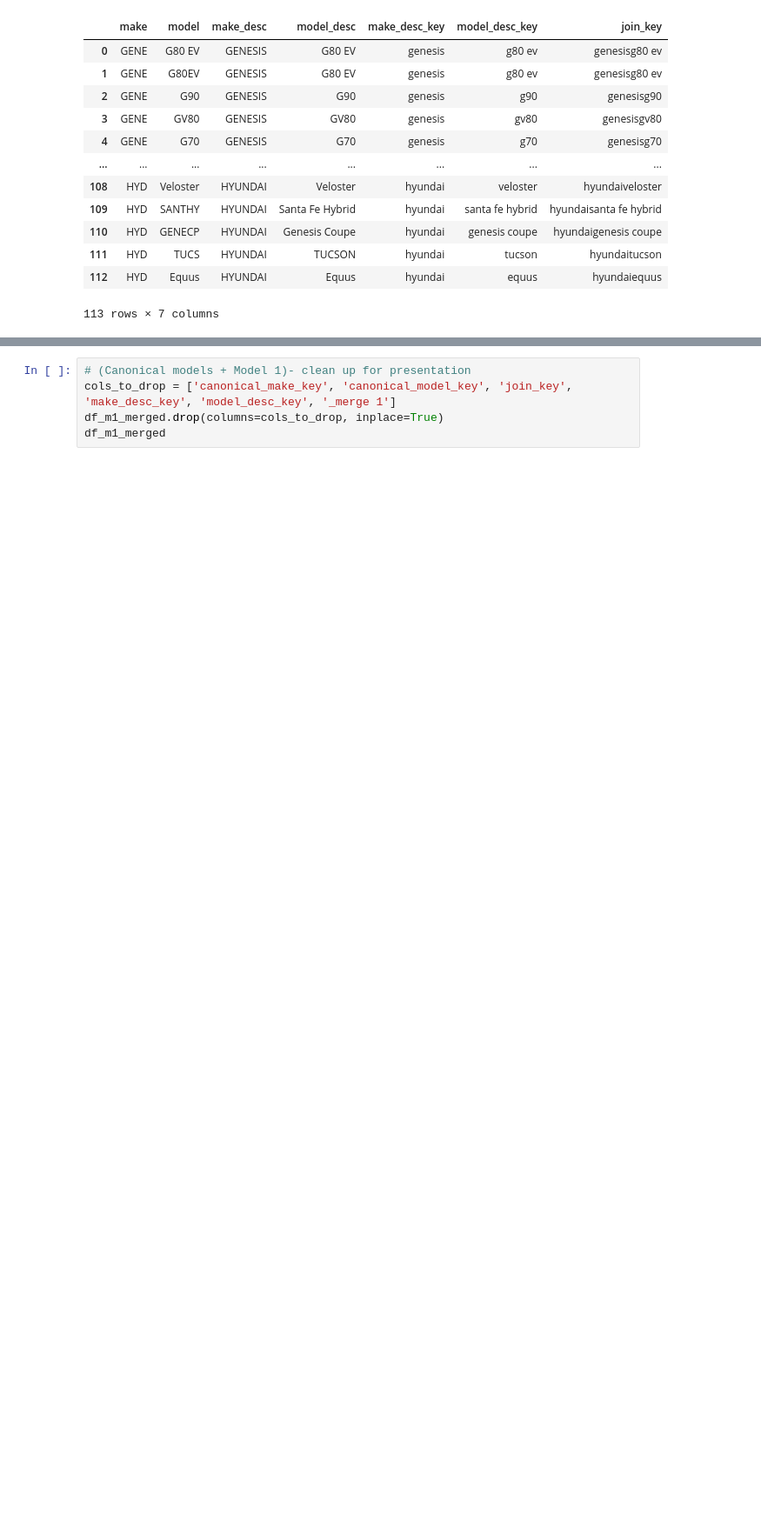
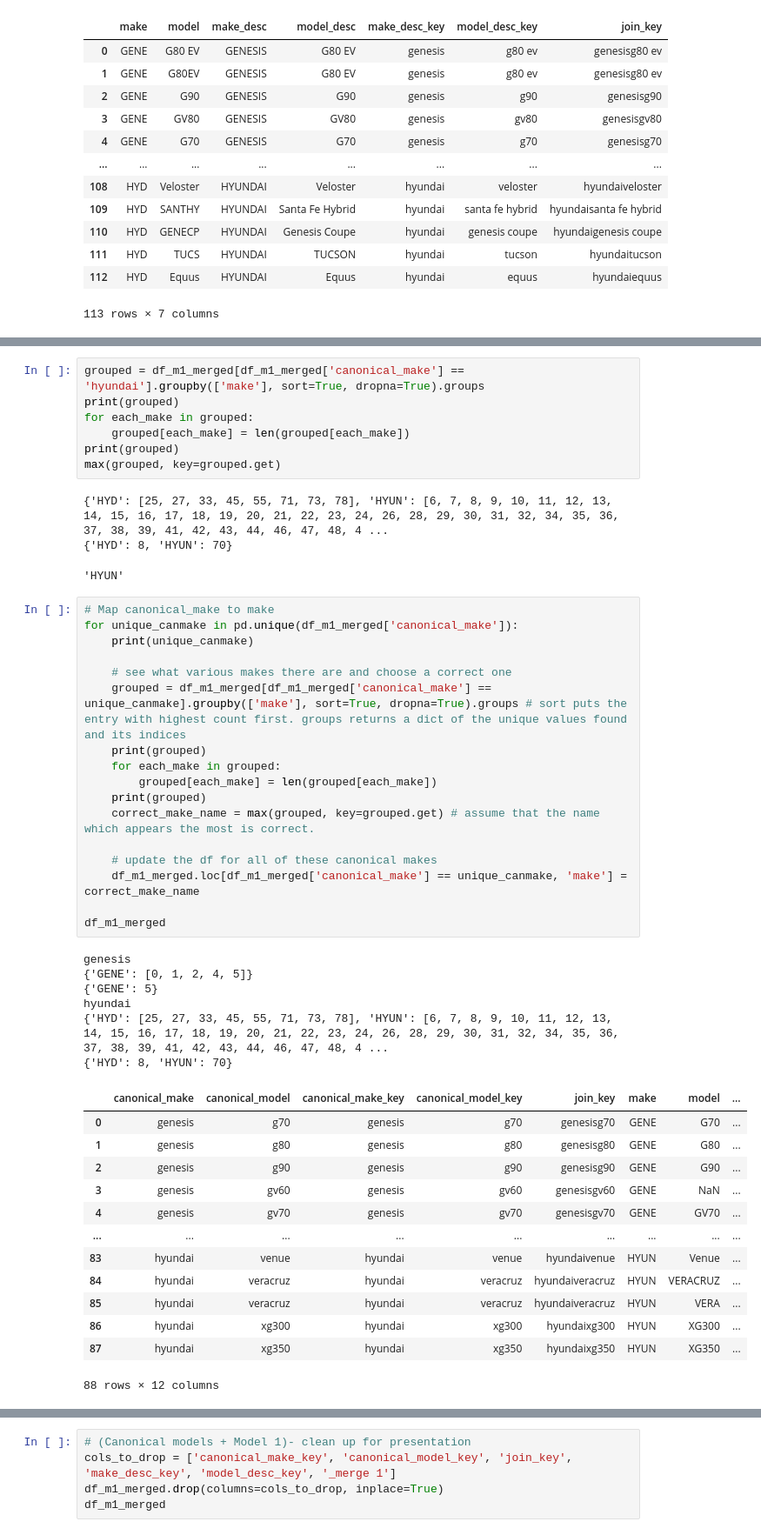
Before and after one commit to RaphaelTeo/Telepathy-Q1, a Jupyter notebook: main.ipynb, the cells around one changed output, grey strips where cells are left out. Shown at 87% size. Cells and saved outputs as stored; diff of their text form; blank space fills up the shorter version.

```diff
--- a/main.ipynb
+++ b/main.ipynb
@@ -60,0 +166,48 @@ df_m1_keyed
+# %%
+grouped = df_m1_merged[df_m1_merged['canonical_make'] == 'hyundai'].groupby(['make'], sort=True, dropna=True).groups
+print(grouped)
+for each_make in grouped:
+    grouped[each_make] = len(grouped[each_make])
+print(grouped)
+max(grouped, key=grouped.get)
+# %% [output]
+{'HYD': [25, 27, 33, 45, 55, 71, 73, 78], 'HYUN': [6, 7, 8, 9, 10, 11, 12, 13, 14, 15, 16, 17, 18, 19, 20, 21, 22, 23, 24, 26, 28, 29, 30, 31, 32, 34, 35, 36, 37, 38, 39, 41, 42, 43, 44, 46, 47, 48, 4 ...
+{'HYD': 8, 'HYUN': 70}
+'HYUN'
+# %%
+# Map canonical_make to make
+for unique_canmake in pd.unique(df_m1_merged['canonical_make']):
+    print(unique_canmake)
+
+    # see what various makes there are and choose a correct one
+    grouped = df_m1_merged[df_m1_merged['canonical_make'] == unique_canmake].groupby(['make'], sort=True, dropna=True).groups # sort puts the entry with highest count first. groups returns a dict of the unique values found and its indices
+    print(grouped)
+    for each_make in grouped:
+        grouped[each_make] = len(grouped[each_make])
+    print(grouped)
+    correct_make_name = max(grouped, key=grouped.get) # assume that the name which appears the most is correct.
+
+    # update the df for all of these canonical makes
+    df_m1_merged.loc[df_m1_merged['canonical_make'] == unique_canmake, 'make'] = correct_make_name
+
+df_m1_merged
+# %% [output]
+genesis
+{'GENE': [0, 1, 2, 4, 5]}
+{'GENE': 5}
+hyundai
+{'HYD': [25, 27, 33, 45, 55, 71, 73, 78], 'HYUN': [6, 7, 8, 9, 10, 11, 12, 13, 14, 15, 16, 17, 18, 19, 20, 21, 22, 23, 24, 26, 28, 29, 30, 31, 32, 34, 35, 36, 37, 38, 39, 41, 42, 43, 44, 46, 47, 48, 4 ...
+{'HYD': 8, 'HYUN': 70}
+|  | canonical_make | canonical_model | canonical_make_key | canonical_model_key | join_key | make | model | ... |
+| 0 | genesis | g70 | genesis | g70 | genesisg70 | GENE | G70 | ... |
+| 1 | genesis | g80 | genesis | g80 | genesisg80 | GENE | G80 | ... |
+| 2 | genesis | g90 | genesis | g90 | genesisg90 | GENE | G90 | ... |
+| 3 | genesis | gv60 | genesis | gv60 | genesisgv60 | GENE | NaN | ... |
+| 4 | genesis | gv70 | genesis | gv70 | genesisgv70 | GENE | GV70 | ... |
+| ... | ... | ... | ... | ... | ... | ... | ... | ... |
+| 83 | hyundai | venue | hyundai | venue | hyundaivenue | HYUN | Venue | ... |
+| 84 | hyundai | veracruz | hyundai | veracruz | hyundaiveracruz | HYUN | VERACRUZ | ... |
+| 85 | hyundai | veracruz | hyundai | veracruz | hyundaiveracruz | HYUN | VERA | ... |
+| 86 | hyundai | xg300 | hyundai | xg300 | hyundaixg300 | HYUN | XG300 | ... |
+| 87 | hyundai | xg350 | hyundai | xg350 | hyundaixg350 | HYUN | XG350 | ... |
+88 rows × 12 columns
```
Also changed, not shown: parts of 19 cells of this notebook, 1 other file.
